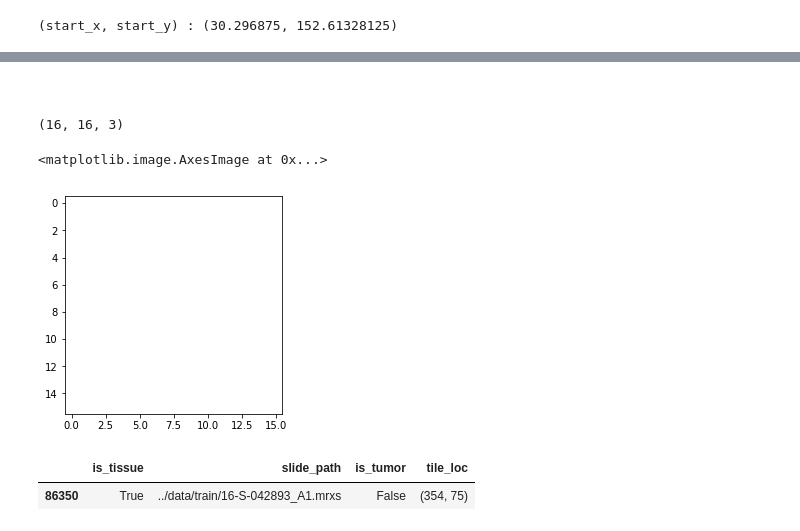
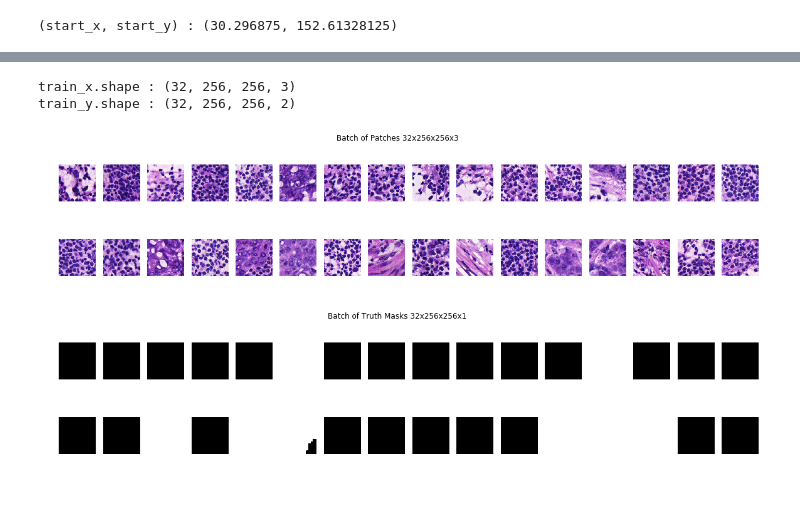
Before and after one commit to Taeu/HeLP-Challenge-Goldenpass, a Jupyter notebook: notebook/model-cjh-ver01.ipynb, the cells around one changed output, grey strips where cells are left out. Saved outputs shown, nothing was run; the diff lists cells and outputs as text; code cells hidden in the pictures; blank space fills up the shorter version.

```diff
--- a/notebook/model-cjh-ver01.ipynb
+++ b/notebook/model-cjh-ver01.ipynb
@@ -263,4 +264,11 @@ batch_df = patch_df.iloc[0:batch_size]
 batch_tiles, batch_mask = [], []
 for y, x in batch_df['tile_loc'].values:
     img = tiles.get_tile(tiles.level_count-1, (x+start_x, y+start_y))
-    batch_tiles.append(img)
+    batch_tiles.append(np.array(img, dtype=int))
+
+    mask_tile = tiles_mask.get_tile(tiles_mask.level_count-1, (x, y))
+    mask_tile = cv2.cvtColor(np.array(mask_tile), cv2.COLOR_RGB2GRAY)
+    mask_tile_zoom = cv2.resize(mask_tile, (PATCH_SIZE, PATCH_SIZE),
+                                interpolation=cv2.INTER_LINEAR)
+    mask_tile_zoom = mask_tile_zoom.astype(int) / 255
+    batch_mask.append(mask_tile_zoom)
@@ -284,18 +284,27 @@ b = cv2.cvtColor(np.array(a), cv2.COLOR_RGB2GRAY > 0).astype(int)
-# %%
-a
-# %% [output]
-[figure, removed]
-# %%
-b.shape
-# %% [output]
-(16, 16, 3)
-# %%
-plt.imshow(b)
-# %% [output]
-<matplotlib.image.AxesImage at 0x...>
-[figure, removed]
-# %%
-batch_df[3:4]
-# %% [output]
-|  | is_tissue | slide_path | is_tumor | tile_loc |
-| 86350 | True | ../data/train/16-S-042893_A1.mrxs | False | (354, 75) |
+# %%
+train_x = np.array(batch_tiles) / 255.
+print('train_x.shape :', train_x.shape)
+
+train_y = np.array(batch_mask)
+train_y = to_categorical(train_y, num_classes=2)
+print('train_y.shape :', train_y.shape)
+# %% [output]
+train_x.shape : (32, 256, 256, 3)
+train_y.shape : (32, 256, 256, 2)
+# %%
+f, axes = plt.subplots(2, 16, figsize=(20, 4));
+ax = axes.flatten()
+for i in range(0, train_x.shape[0]):
+    _ = ax[i].imshow(train_x[i]);
+    _ = ax[i].axis('off');
+f.suptitle('Batch of Patches 32x256x256x3');
+
+f, axes = plt.subplots(2, 16, figsize=(20, 4));
+ax = axes.flatten()
+for i in range(0, train_x.shape[0]):
+    _ = ax[i].imshow(train_y[i].argmax(axis=2), cmap='gray', vmin=0, vmax=1);
+    _ = ax[i].axis('off');
+f.suptitle('Batch of Truth Masks 32x256x256x1');
+# %% [output]
+[figure, added]
+[figure, added]
```
Also changed, not shown: parts of 8 cells of this notebook, 3 other files.
